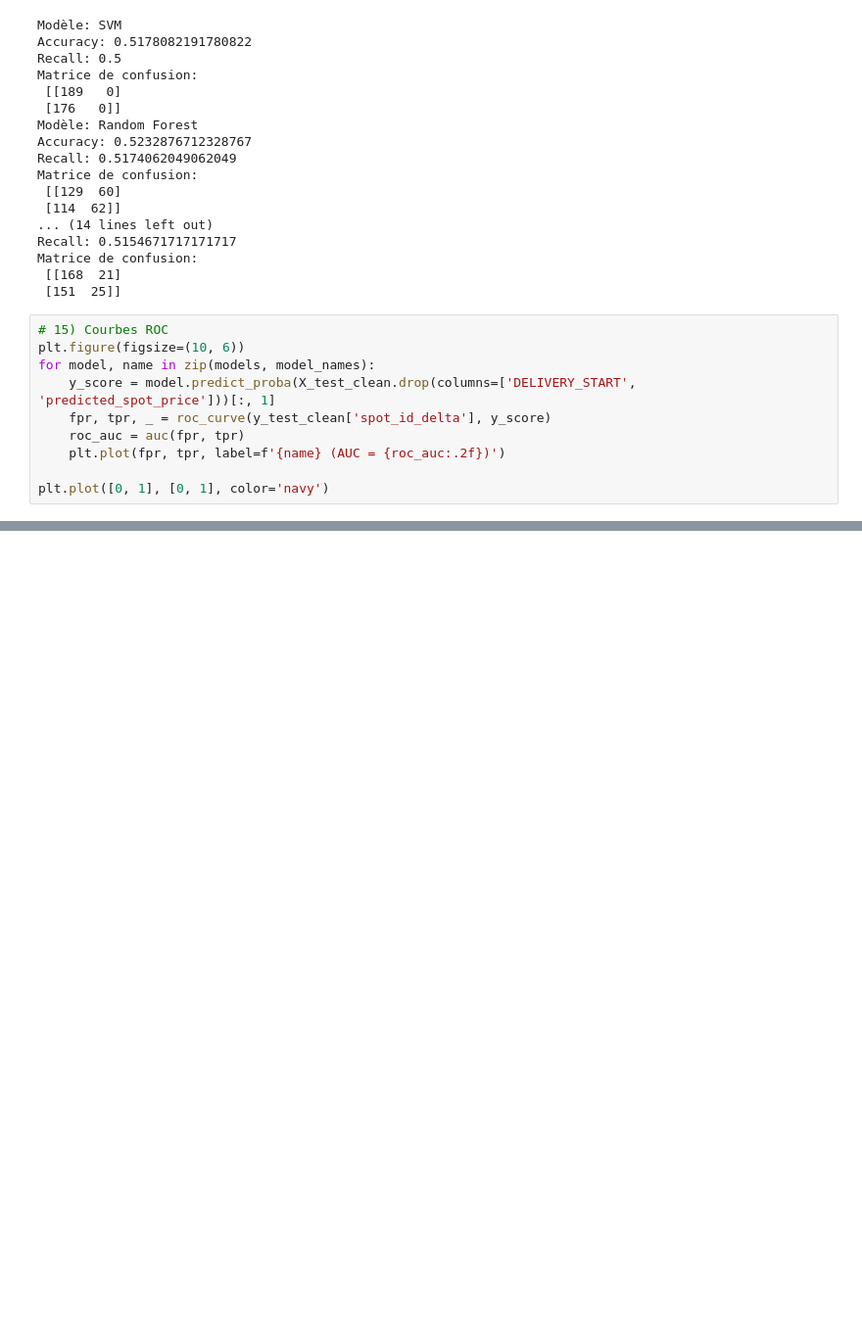
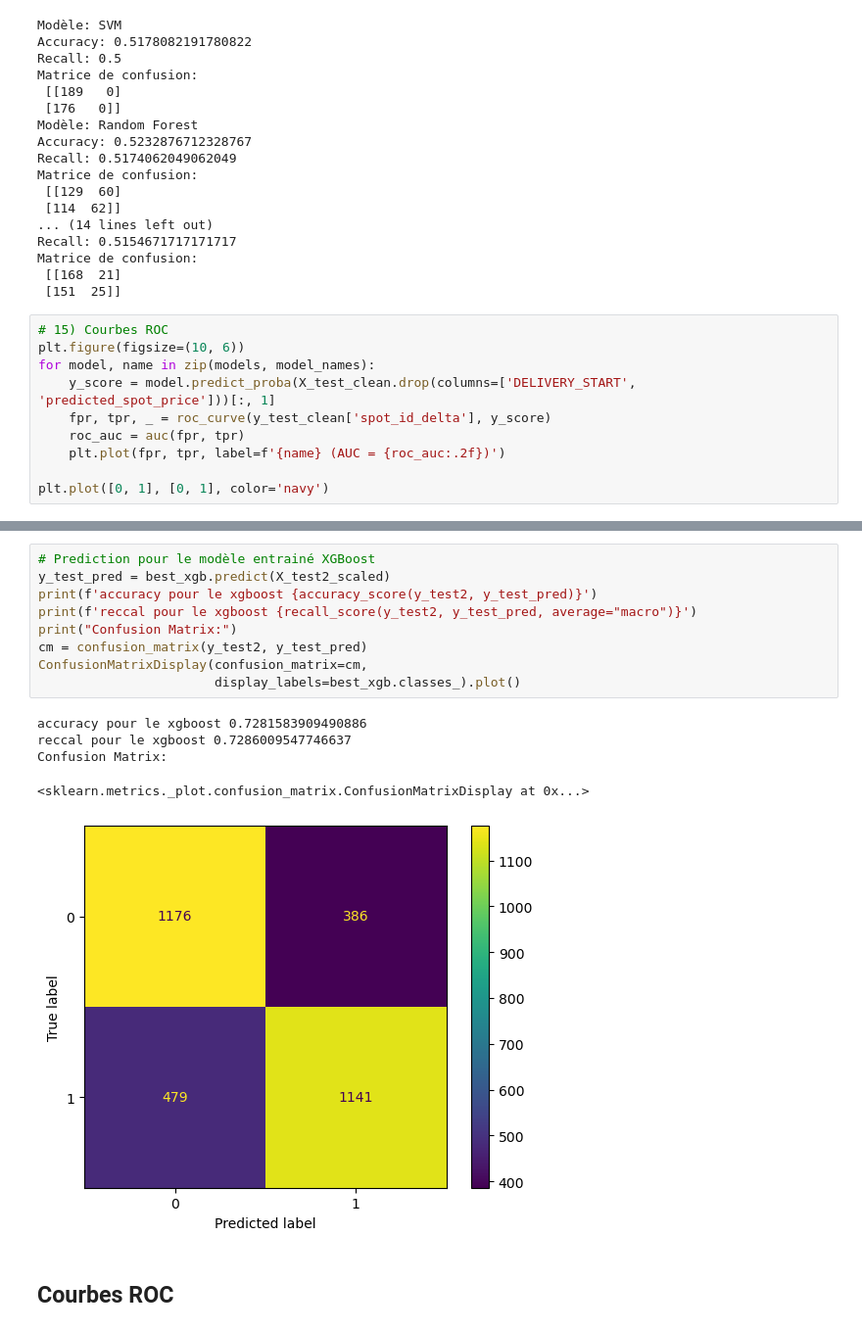
Before and after one commit to ororks/ML_challenge, a Jupyter notebook: ML_Project.ipynb, the cells around one changed output, grey strips where cells are left out. Shown at 98% size. Cells and saved outputs as stored; diff of their text form; blank space fills up the shorter version.

```diff
--- a/ML_Project.ipynb
+++ b/ML_Project.ipynb
@@ -304,0 +513,17 @@ plt.plot([0, 1], [0, 1], color='navy')
+# %%
+# Prediction pour le modèle entrainé XGBoost
+y_test_pred = best_xgb.predict(X_test2_scaled)
+print(f'accuracy pour le xgboost {accuracy_score(y_test2, y_test_pred)}')
+print(f'reccal pour le xgboost {recall_score(y_test2, y_test_pred, average="macro")}')
+print("Confusion Matrix:")
+cm = confusion_matrix(y_test2, y_test_pred)
+ConfusionMatrixDisplay(confusion_matrix=cm,
+                       display_labels=best_xgb.classes_).plot()
+# %% [output]
+accuracy pour le xgboost 0.7281583909490886
+reccal pour le xgboost 0.7286009547746637
+Confusion Matrix:
+<sklearn.metrics._plot.confusion_matrix.ConfusionMatrixDisplay at 0x...>
+[figure, added]
+# %% [markdown]
+## Courbes ROC
```
Also changed, not shown: parts of 29 cells of this notebook.
